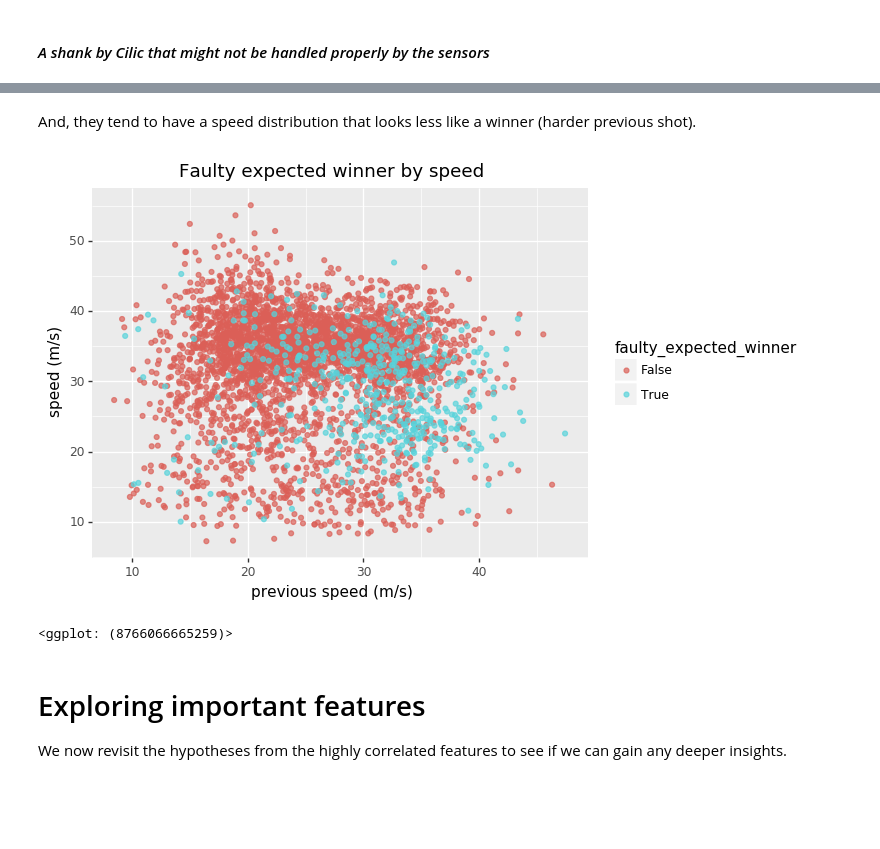
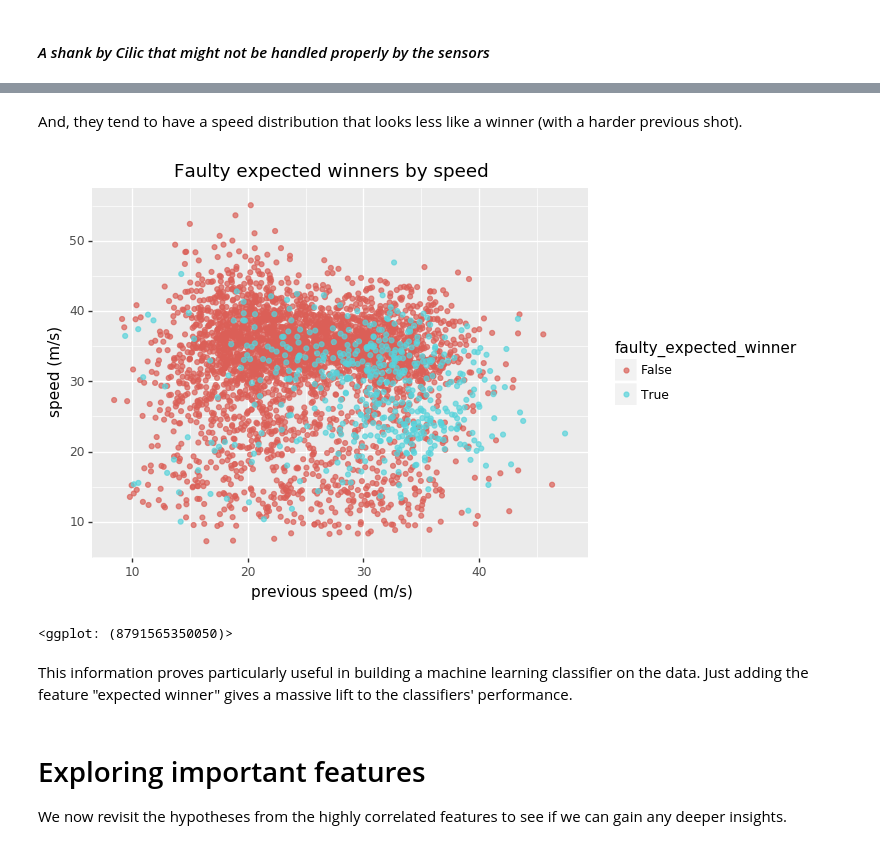
Before and after one commit to patrick-miller/ao_tennis_outcomes, a Jupyter notebook: blog_exploration.ipynb, the cells around one changed output, grey strips where cells are left out. Drawn from its saved outputs; the diff is of its cells as text; code cells hidden in the pictures; blank space fills up the shorter version.

```diff
--- a/blog_exploration.ipynb
+++ b/blog_exploration.ipynb
@@ -192,13 +190,15 @@ df_expected_winner = df_train[df_train['expected_winner'] == True]
 # %% [markdown]
-And, they tend to have a speed distribution that looks less like a winner (harder previous shot).
+And, they tend to have a speed distribution that looks less like a winner (with a harder previous shot).
 # %%
 (p9.ggplot(df_expected_winner, p9.aes(x = 'previous_speed', y = 'speed', color = 'faulty_expected_winner')) +
     p9.geom_point(alpha = 0.7) +
     p9.labs(x = 'previous speed (m/s)', y = 'speed (m/s)',
-            title = 'Faulty expected winner by speed'))
+            title = 'Faulty expected winners by speed'))
 # %% [output]
-[figure, old version]
+[figure, new version]
-<ggplot: (8766066665259)>
+<ggplot: (8791565350050)>
+# %% [markdown]
+This information proves particularly useful in building a machine learning classifier on the data. Just adding the feature "expected winner" gives a massive lift to the classifiers' performance.
 # %% [markdown]
 # Exploring important features
 We now revisit the hypotheses from the highly correlated features to see if we can gain any deeper insights.
```
Also changed, not shown: parts of 26 cells of this notebook.
